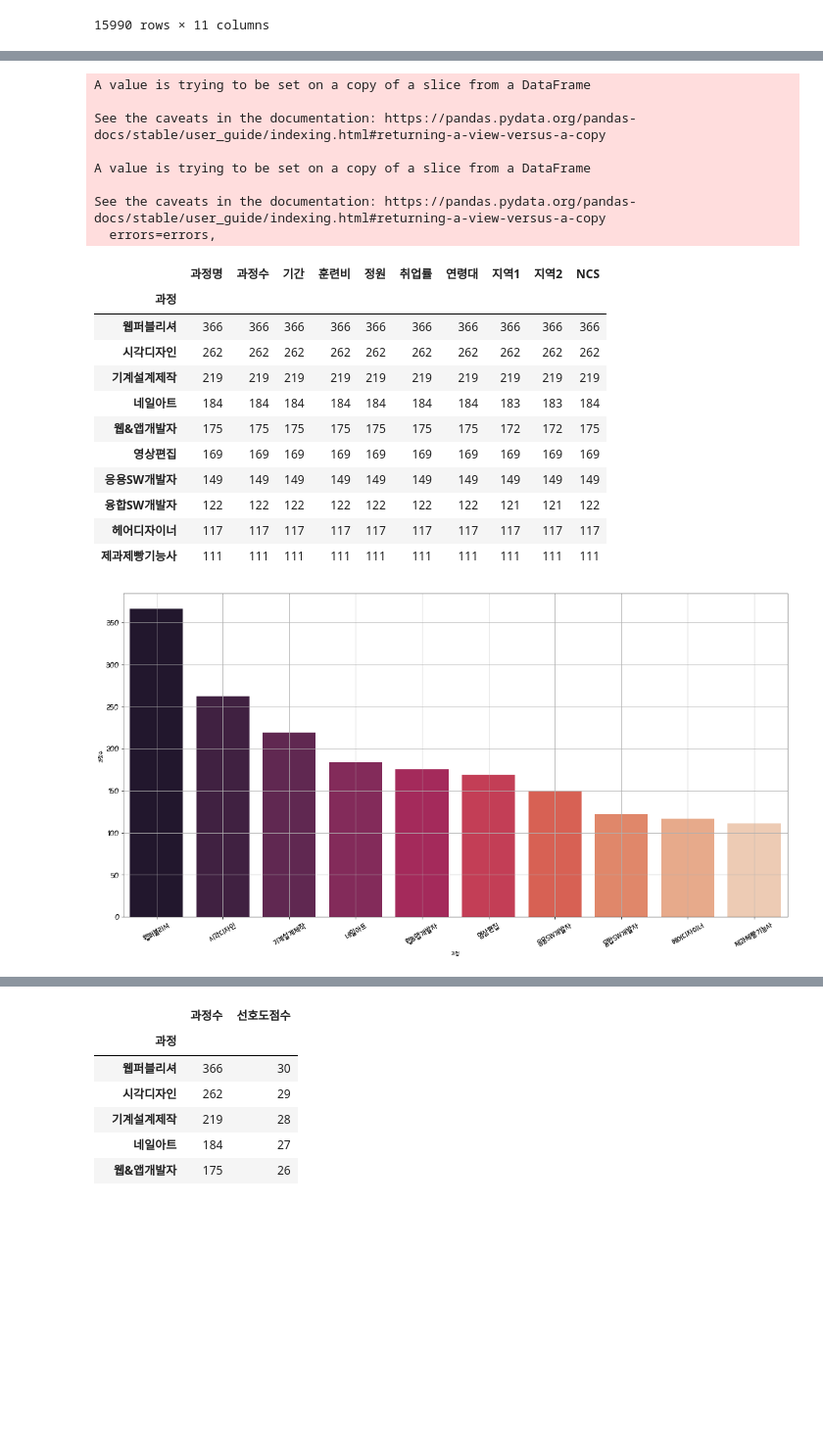
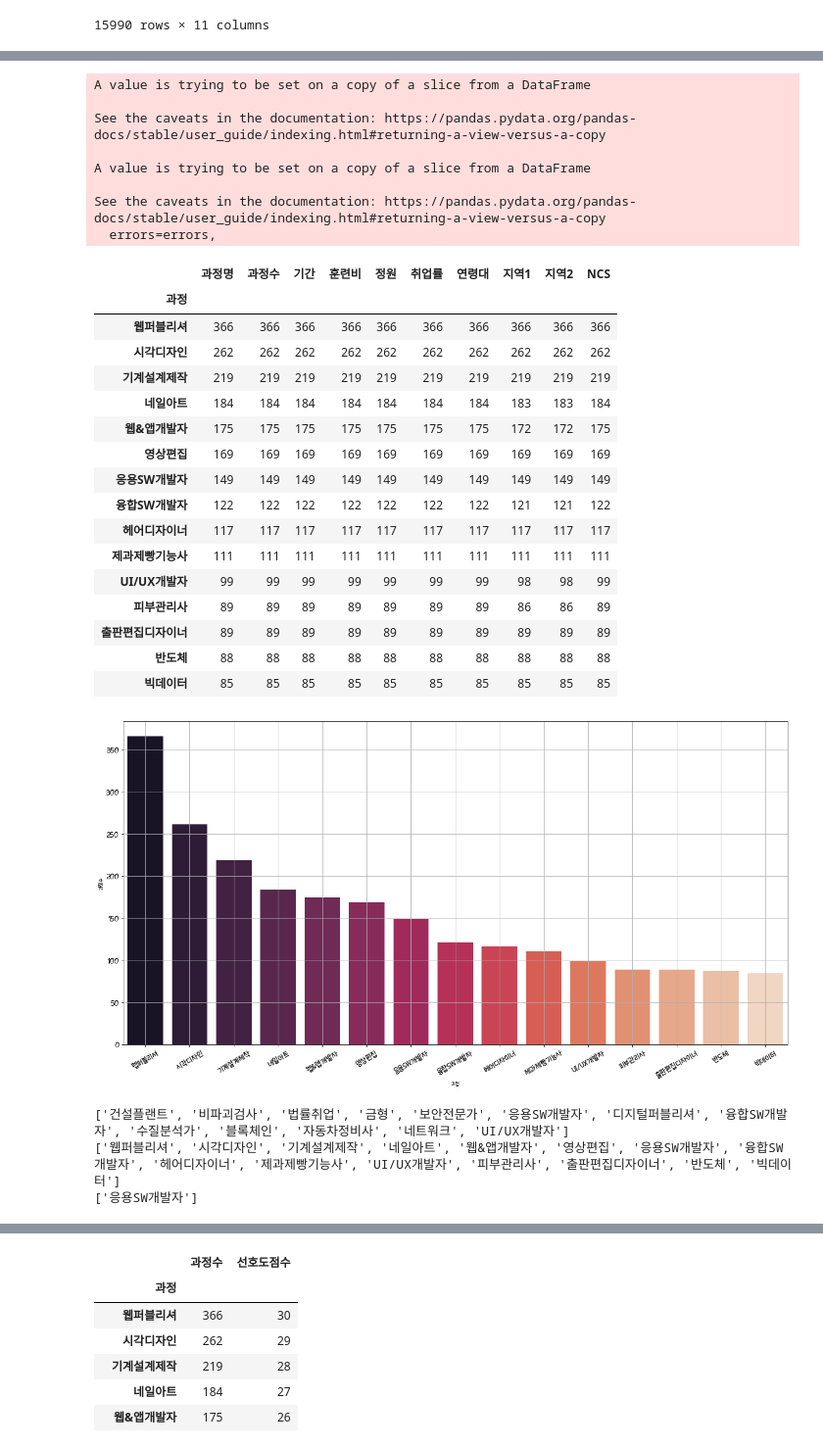
Before and after one commit to RyuJelly/jupyterlab, a Jupyter notebook: HRDproject/20대.ipynb, the cells around one changed output, grey strips where cells are left out. Shown at 98% size. Saved outputs shown, nothing was run; the diff lists cells and outputs as text; code cells hidden in the pictures; blank space fills up the shorter version.

```diff
--- a/HRDproject/20대.ipynb
+++ b/HRDproject/20대.ipynb
@@ -110,7 +129,7 @@ df1.dropna(subset=['연령대'], inplace=True)
 df1.rename(columns = {'학원명' : '과정수'}, inplace = True)
 df1 = df1.groupby(["과정"]).count()
 df1.sort_values(by='과정수', ascending=False, inplace=True)
-df1 = df1.head(10)
+df1 = df1.head(15)
 display(df1)
 
 # 구역 설정
@@ -122,31 +141,54 @@ sns.barplot(x=df1.index, y='과정수' ,data=df1, palette="rocket", ax=ax1)
 plt.xticks(size=14, rotation=30)
 plt.yticks(size=14)
 plt.grid(True)
 
 
 # 출력
 plt.savefig("20대과정수TOP10.png")
 plt.show()
 plt.close()
+
+top_num = df1.index.tolist()
 # %% [output]
 A value is trying to be set on a copy of a slice from a DataFrame
 
 See the caveats in the documentation: https://pandas.pydata.org/pandas-docs/stable/user_guide/indexing.html#returning-a-view-versus-a-copy
 
 A value is trying to be set on a copy of a slice from a DataFrame
 
 See the caveats in the documentation: https://pandas.pydata.org/pandas-docs/stable/user_guide/indexing.html#returning-a-view-versus-a-copy
   errors=errors,
 |  | 과정명 | 과정수 | 기간 | 훈련비 | 정원 | 취업률 | 연령대 | 지역1 | 지역2 | NCS |
 | 과정 |  |  |  |  |  |  |  |  |  |  |
 | 웹퍼블리셔 | 366 | 366 | 366 | 366 | 366 | 366 | 366 | 366 | 366 | 366 |
 | 시각디자인 | 262 | 262 | 262 | 262 | 262 | 262 | 262 | 262 | 262 | 262 |
 | 기계설계제작 | 219 | 219 | 219 | 219 | 219 | 219 | 219 | 219 | 219 | 219 |
 | 네일아트 | 184 | 184 | 184 | 184 | 184 | 184 | 184 | 183 | 183 | 184 |
 | 웹&앱개발자 | 175 | 175 | 175 | 175 | 175 | 175 | 175 | 172 | 172 | 175 |
 | 영상편집 | 169 | 169 | 169 | 169 | 169 | 169 | 169 | 169 | 169 | 169 |
 | 응용SW개발자 | 149 | 149 | 149 | 149 | 149 | 149 | 149 | 149 | 149 | 149 |
 | 융합SW개발자 | 122 | 122 | 122 | 122 | 122 | 122 | 122 | 121 | 121 | 122 |
 | 헤어디자이너 | 117 | 117 | 117 | 117 | 117 | 117 | 117 | 117 | 117 | 117 |
 | 제과제빵기능사 | 111 | 111 | 111 | 111 | 111 | 111 | 111 | 111 | 111 | 111 |
+| UI/UX개발자 | 99 | 99 | 99 | 99 | 99 | 99 | 99 | 98 | 98 | 99 |
+| 피부관리사 | 89 | 89 | 89 | 89 | 89 | 89 | 89 | 86 | 86 | 89 |
+| 출판편집디자이너 | 89 | 89 | 89 | 89 | 89 | 89 | 89 | 89 | 89 | 89 |
+| 반도체 | 88 | 88 | 88 | 88 | 88 | 88 | 88 | 88 | 88 | 88 |
+| 빅데이터 | 85 | 85 | 85 | 85 | 85 | 85 | 85 | 85 | 85 | 85 |
-[figure, old version]
+[figure, new version]
+# %%
+p_list =[]
+t = 0;
+print(top_rate)
+print(top_num)
+for i in range(len(top_rate)):
+    if top_rate[i] in top_num:
+        t = top_rate[i]
+        p_list.append(t)
+        break;
+
+print(p_list)
+# %% [output]
+['건설플랜트', '비파괴검사', '법률취업', '금형', '보안전문가', '응용SW개발자', '디지털퍼블리셔', '융합SW개발자', '수질분석가', '블록체인', '자동차정비사', '네트워크', 'UI/UX개발자']
+['웹퍼블리셔', '시각디자인', '기계설계제작', '네일아트', '웹&앱개발자', '영상편집', '응용SW개발자', '융합SW개발자', '헤어디자이너', '제과제빵기능사', 'UI/UX개발자', '피부관리사', '출판편집디자이너', '반도체', '빅데이터']
+['응용SW개발자']
```
Also changed, not shown: parts of 7 cells of this notebook, 16 other files.
